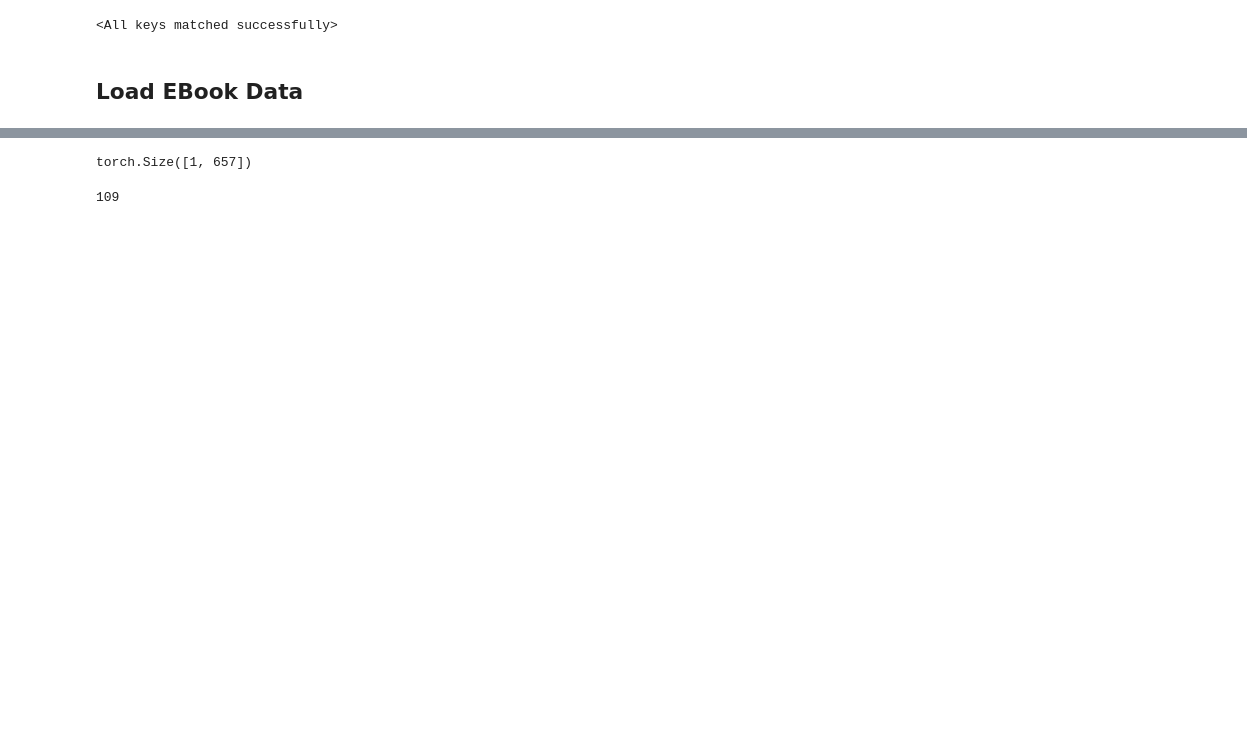
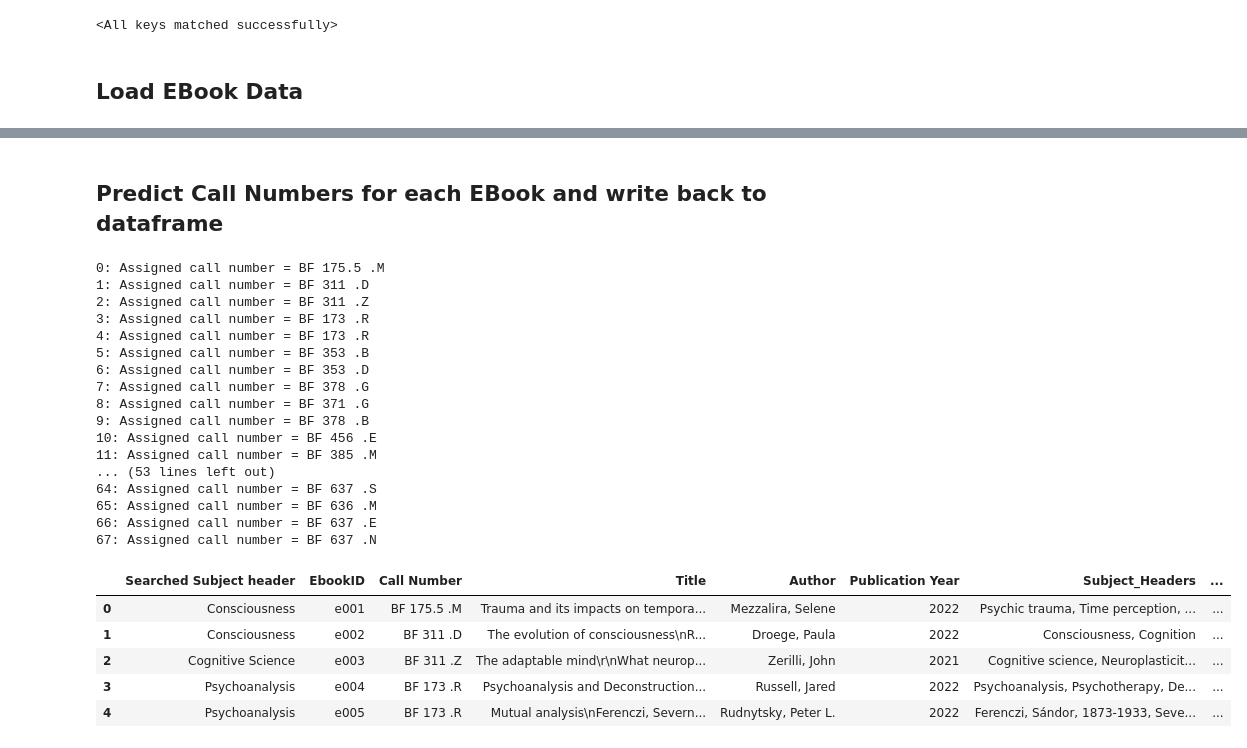
Before and after one commit to gknappattack/ALA2022Bookshelf, a Jupyter notebook: BookClassification/Ebook_Classification.ipynb, the cells around one changed output, grey strips where cells are left out. Cells and saved outputs as stored; diff of their text form; code cells hidden in the pictures; blank space fills up the shorter version.

```diff
--- a/BookClassification/Ebook_Classification.ipynb
+++ b/BookClassification/Ebook_Classification.ipynb
@@ -121,10 +89,0 @@ mask = tokenized['attention_mask']
-# %%
-output = model(input_id, mask)
-print(output.shape)
-# %% [output]
-torch.Size([1, 657])
-# %%
-res = output.argmax(dim=1)
-print(labels[res.item()])
-# %% [output]
-109
@@ -132,0 +90,58 @@ print(labels[res.item()])
+# %% [markdown]
+## Predict Call Numbers for each EBook and write back to dataframe
+# %%
+for i, row in ebook_df.iterrows():
+    # Get headers from data frame
+    headers_in = row['Subject_Headers']
+
+    # Clean up headers, remove punctuation, lower case
+    headers_in = headers_in.replace('[{}]'.format(string.punctuation), '')
+    headers_in = headers_in.lower()
+
+
+    # Tokenize Headings to pass through model
+    tokenized = tokenizer(headers_in, padding='max_length',max_length=512, truncation=True,return_tensors="pt")
+    input_id = tokenized['input_ids']
+    mask = tokenized['attention_mask']
+
+    # Get model output
+    output = model(input_id, mask)
+
+    # Get label from dictionary
+    res = output.argmax(dim=1)
+    call_out = labels[res.item()]
+
+    # Create Call Number and write to data frame
+    author_first_letter = row['Author'][0]
+    new_call = "BF " + str(call_out) + " ." + author_first_letter
+
+    print(f"{i}: Assigned call number = {new_call}")
+
+    ebook_df.at[i, 'Call Number'] = new_call
+
+
+ebook_df.head()
+# %% [output]
+0: Assigned call number = BF 175.5 .M
+1: Assigned call number = BF 311 .D
+2: Assigned call number = BF 311 .Z
+3: Assigned call number = BF 173 .R
+4: Assigned call number = BF 173 .R
+5: Assigned call number = BF 353 .B
+6: Assigned call number = BF 353 .D
+7: Assigned call number = BF 378 .G
+8: Assigned call number = BF 371 .G
+9: Assigned call number = BF 378 .B
+10: Assigned call number = BF 456 .E
+11: Assigned call number = BF 385 .M
+... (53 lines left out)
+64: Assigned call number = BF 637 .S
+65: Assigned call number = BF 636 .M
+66: Assigned call number = BF 637 .E
+67: Assigned call number = BF 637 .N
+|  | Searched Subject header | EbookID | Call Number | Title | Author | Publication Year | Subject_Headers | ... |
+| 0 | Consciousness | e001 | BF 175.5 .M | Trauma and its impacts on tempora... | Mezzalira, Selene | 2022 | Psychic trauma, Time perception, ... | ... |
+| 1 | Consciousness | e002 | BF 311 .D | The evolution of consciousness\nR... | Droege, Paula | 2022 | Consciousness, Cognition | ... |
+| 2 | Cognitive Science | e003 | BF 311 .Z | The adaptable mind\r\nWhat neurop... | Zerilli, John | 2021 | Cognitive science, Neuroplasticit... | ... |
+| 3 | Psychoanalysis | e004 | BF 173 .R | Psychoanalysis and Deconstruction... | Russell, Jared | 2022 | Psychoanalysis, Psychotherapy, De... | ... |
+| 4 | Psychoanalysis | e005 | BF 173 .R | Mutual analysis\nFerenczi, Severn... | Rudnytsky, Peter L. | 2022 | Ferenczi, Sándor, 1873-1933, Seve... | ... |
```
Also changed, not shown: parts of 13 cells of this notebook, 27 other files.
